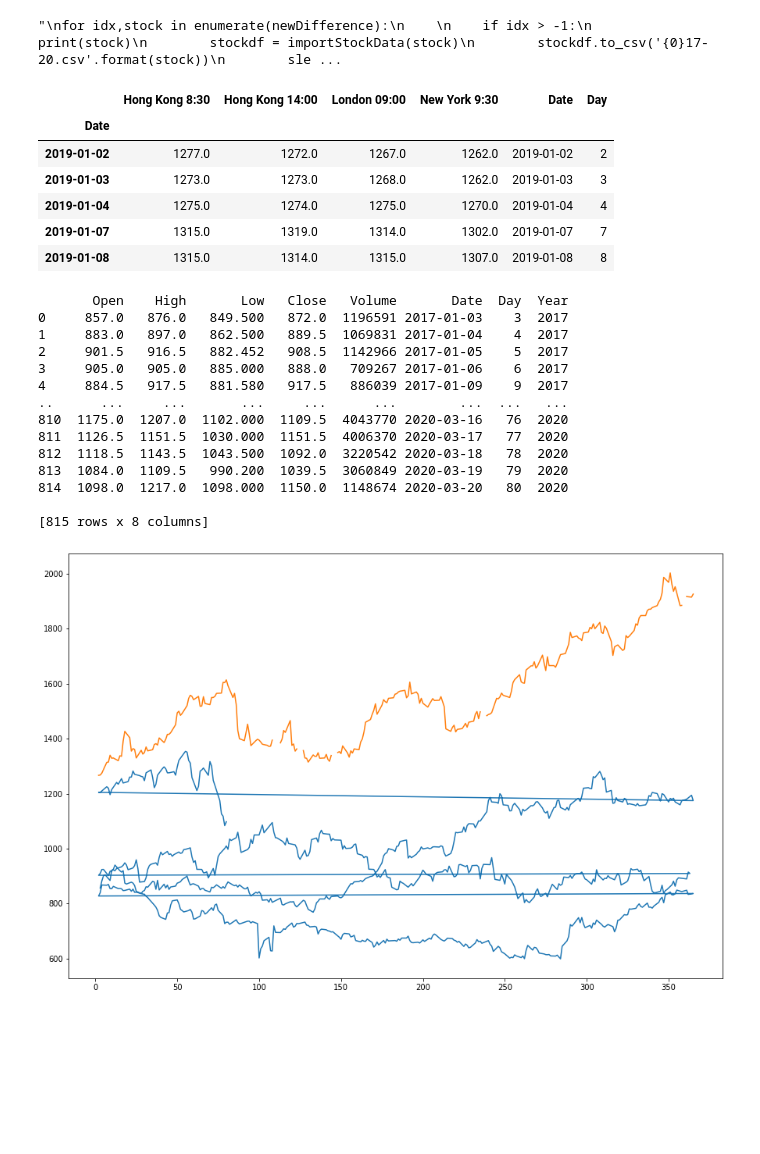
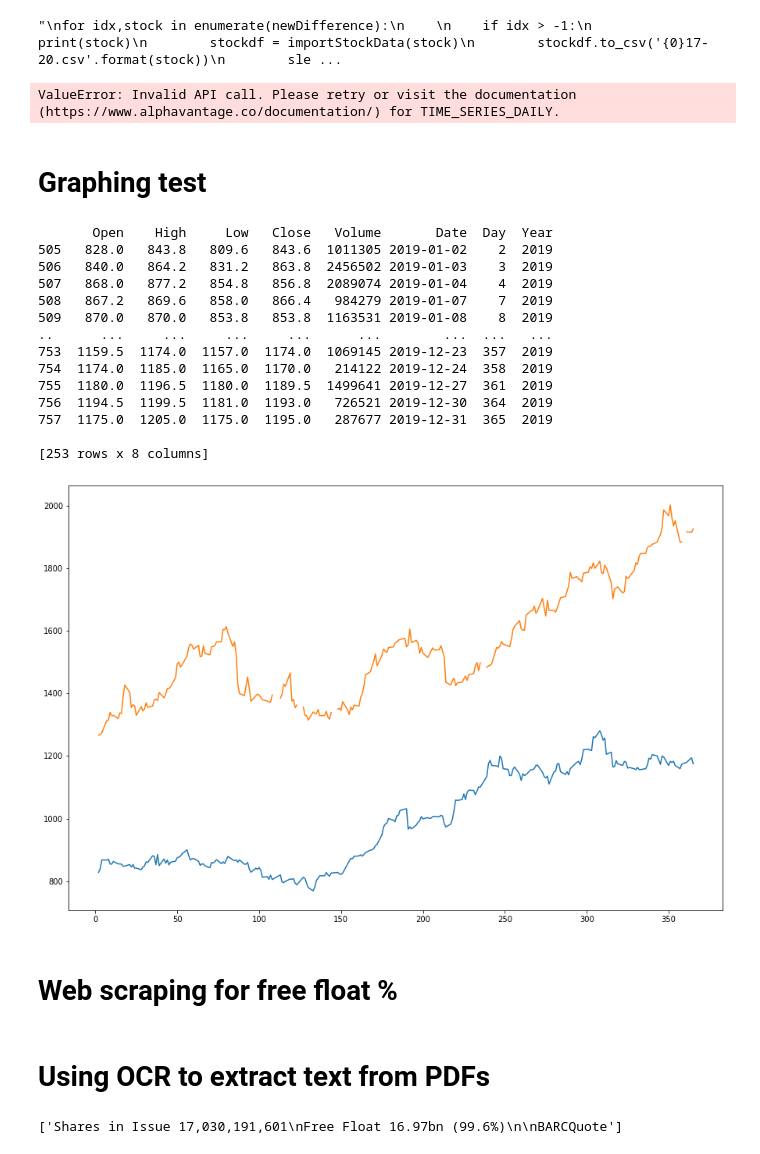
Before and after one commit to wmow/bloombergMDM, a Jupyter notebook: getDataNew.ipynb, the cells around one changed output. Drawn from its saved outputs; the diff is of its cells as text; code cells hidden in the pictures; blank space fills up the shorter version.

Commit message:
added web scraping

```diff
--- a/getDataNew.ipynb
+++ b/getDataNew.ipynb
@@ -120,40 +184,37 @@ for idx,stock in enumerate(newDifference):
 '''
 # %% [output]
 "\nfor idx,stock in enumerate(newDifference):\n    \n    if idx > -1:\n        print(stock)\n        stockdf = importStockData(stock)\n        stockdf.to_csv('{0}17-20.csv'.format(stock))\n        sle ...
-# %%
-#adds date and day columns from index column
-plPrice['Date'] = pd.to_datetime(plPrice.index.values.astype('M8[D]'))
-plPrice['Day'] = plPrice['Date'].dt.dayofyear
-plPrice.head()
-# %% [output]
-|  | Hong Kong 8:30 | Hong Kong 14:00 | London 09:00 | New York 9:30 | Date | Day |
-| Date |  |  |  |  |  |  |
-| 2019-01-02 | 1277.0 | 1272.0 | 1267.0 | 1262.0 | 2019-01-02 | 2 |
-| 2019-01-03 | 1273.0 | 1273.0 | 1268.0 | 1262.0 | 2019-01-03 | 3 |
-| 2019-01-04 | 1275.0 | 1274.0 | 1275.0 | 1270.0 | 2019-01-04 | 4 |
-| 2019-01-07 | 1315.0 | 1319.0 | 1314.0 | 1302.0 | 2019-01-07 | 7 |
-| 2019-01-08 | 1315.0 | 1314.0 | 1315.0 | 1307.0 | 2019-01-08 | 8 |
+# %%
+stockdf = importStockData('III.L')
+stockdf.to_csv('{0}17-20.csv'.format('III.L'))
+# %% [output]
+ValueError: Invalid API call. Please retry or visit the documentation (https://www.alphavantage.co/documentation/) for TIME_SERIES_DAILY.
+# %% [markdown]
+# Graphing test
 # %%
 POLY19 = importStockData('POLY.L')
+POLY19 = POLY19[POLY19['Year']==2019]
 print(POLY19)
 f = plt.figure(figsize=(15,10))
 axs = f.add_subplot(111)
 axs.plot(POLY19['Day'], POLY19['Open'])
 axs.plot(plPrice['Day'],plPrice['London 09:00'])
 plt.show()
 # %% [output]
-       Open    High       Low   Close   Volume       Date  Day  Year
-0     857.0   876.0   849.500   872.0  1196591 2017-01-03    3  2017
-1     883.0   897.0   862.500   889.5  1069831 2017-01-04    4  2017
-2     901.5   916.5   882.452   908.5  1142966 2017-01-05    5  2017
-3     905.0   905.0   885.000   888.0   709267 2017-01-06    6  2017
-4     884.5   917.5   881.580   917.5   886039 2017-01-09    9  2017
-..      ...     ...       ...     ...      ...        ...  ...   ...
-810  1175.0  1207.0  1102.000  1109.5  4043770 2020-03-16   76  2020
-811  1126.5  1151.5  1030.000  1151.5  4006370 2020-03-17   77  2020
-812  1118.5  1143.5  1043.500  1092.0  3220542 2020-03-18   78  2020
-813  1084.0  1109.5   990.200  1039.5  3060849 2020-03-19   79  2020
-814  1098.0  1217.0  1098.000  1150.0  1148674 2020-03-20   80  2020
+       Open    High     Low   Close   Volume       Date  Day  Year
+505   828.0   843.8   809.6   843.6  1011305 2019-01-02    2  2019
+506   840.0   864.2   831.2   863.8  2456502 2019-01-03    3  2019
+507   868.0   877.2   854.8   856.8  2089074 2019-01-04    4  2019
+508   867.2   869.6   858.0   866.4   984279 2019-01-07    7  2019
+509   870.0   870.0   853.8   853.8  1163531 2019-01-08    8  2019
+..      ...     ...     ...     ...      ...        ...  ...   ...
+753  1159.5  1174.0  1157.0  1174.0  1069145 2019-12-23  357  2019
+754  1174.0  1185.0  1165.0  1170.0   214122 2019-12-24  358  2019
+755  1180.0  1196.5  1180.0  1189.5  1499641 2019-12-27  361  2019
+756  1194.5  1199.5  1181.0  1193.0   726521 2019-12-30  364  2019
+757  1175.0  1205.0  1175.0  1195.0   287677 2019-12-31  365  2019
 
-[815 rows x 8 columns]
+[253 rows x 8 columns]
-[figure, old version]
+[figure, new version]
+# %% [markdown]
+# Web scraping for free float %
@@ -159,0 +237,2 @@ plt.show()
+# %% [markdown]
+# Using OCR to extract text from PDFs
@@ -159,0 +285,4 @@ plt.show()
+# %%
+print(extractDataFromPdfTest('PDFs/BARC_05-10-2017.pdf','test','test2'))
+# %% [output]
+['Shares in Issue 17,030,191,601\nFree Float 16.97bn (99.6%)\n\nBARCQuote']
```
Also changed, not shown: parts of 18 cells of this notebook.
